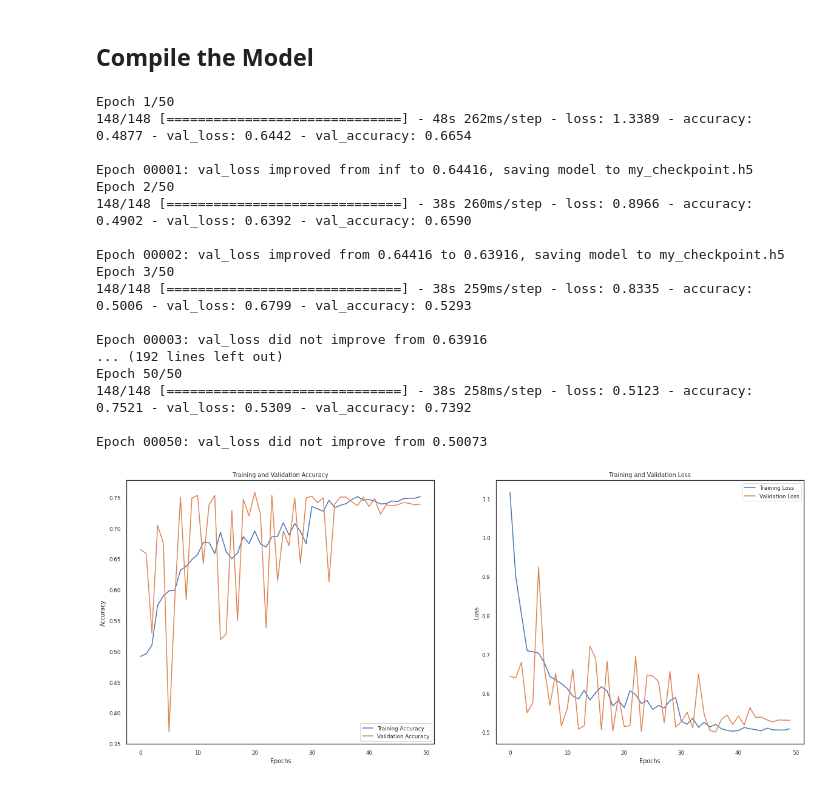
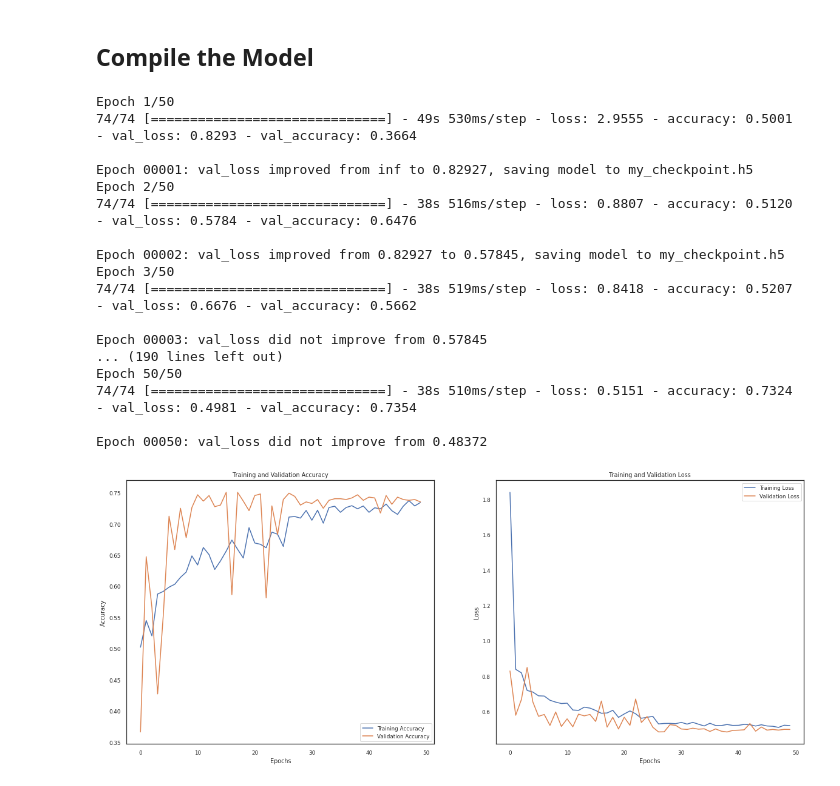
Before and after one commit to byunsy/brain-mri-segmentation, a Jupyter notebook: Brain_MRI_Segmentation.ipynb, the cells around one changed output. Drawn from its saved outputs; the diff is of its cells as text; code cells hidden in the pictures.

Commit message:
Initial attempt at training the model

```diff
--- a/Brain_MRI_Segmentation.ipynb
+++ b/Brain_MRI_Segmentation.ipynb
@@ -355,7 +355,7 @@ Data columns (total 3 columns):
 dtypes: object(2), string(1)
 memory usage: 92.2+ KB
 # %%
-BATCH_SIZE = 16
+BATCH_SIZE = 32
 IMG_SHAPE = 256
 # %%
 class_weight = {0: weight_absent, 1: weight_present}
@@ -386,7 +386,7 @@ train, val = train_test_split(train, test_size=0.25, random_state=1)
 # TRAIN
 image_gen_train = ImageDataGenerator(rescale=1./255.,
                                      horizontal_flip=True,
-                                     zoom_range=0.20)
+                                     rotation_range=20)
 
 train_data_gen = image_gen_train.flow_from_dataframe(
     train,
@@ -475,12 +475,15 @@ Freeze the convolutional base
 base_model.trainable = False
 # %%
 head = base_model.output
-head = AveragePooling2D(pool_size=(4,4))(head)
+head = MaxPooling2D(pool_size=(4,4))(head)
 head = Flatten(name='Flatten')(head)
+
 head = Dense(256, activation='elu')(head)
 head = Dropout(0.3)(head)
+
 head = Dense(256, activation='elu')(head)
 head = Dropout(0.3)(head)
+
 head = Dense(2, activation='softmax')(head)
 
 model = Model(base_model.input, head)
@@ -543,7 +546,8 @@ ________________________________________________________________________________
 ## Compile the Model
 # %%
 # Create optimizer
-opt = tf.keras.optimizers.Adam(learning_rate=0.001)
+# opt = tf.keras.optimizers.Adam(learning_rate=0.0001)
+opt = 'adam'
 lss = 'categorical_crossentropy'
 
 # Compile the model
@@ -579,53 +583,57 @@ history = model.fit(train_data_gen,
                     callbacks=[checkpoint, earlystopping, reduce_lr])
 # %% [output]
 Epoch 1/50
-148/148 [==============================] - 48s 262ms/step - loss: 1.3389 - accuracy: 0.4877 - val_loss: 0.6442 - val_accuracy: 0.6654
+74/74 [==============================] - 49s 530ms/step - loss: 2.9555 - accuracy: 0.5001 - val_loss: 0.8293 - val_accuracy: 0.3664
 
-Epoch 00001: val_loss improved from inf to 0.64416, saving model to my_checkpoint.h5
+Epoch 00001: val_loss improved from inf to 0.82927, saving model to my_checkpoint.h5
 Epoch 2/50
-148/148 [==============================] - 38s 260ms/step - loss: 0.8966 - accuracy: 0.4902 - val_loss: 0.6392 - val_accuracy: 0.6590
+74/74 [==============================] - 38s 516ms/step - loss: 0.8807 - accuracy: 0.5120 - val_loss: 0.5784 - val_accuracy: 0.6476
 
-Epoch 00002: val_loss improved from 0.64416 to 0.63916, saving model to my_checkpoint.h5
+Epoch 00002: val_loss improved from 0.82927 to 0.57845, saving model to my_checkpoint.h5
 Epoch 3/50
-148/148 [==============================] - 38s 259ms/step - loss: 0.8335 - accuracy: 0.5006 - val_loss: 0.6799 - val_accuracy: 0.5293
+74/74 [==============================] - 38s 519ms/step - loss: 0.8418 - accuracy: 0.5207 - val_loss: 0.6676 - val_accuracy: 0.5662
 
-Epoch 00003: val_loss did not improve from 0.63916
-... (192 lines left out)
+Epoch 00003: val_loss did not improve from 0.57845
+... (190 lines left out)
 Epoch 50/50
-148/148 [==============================] - 38s 258ms/step - loss: 0.5123 - accuracy: 0.7521 - val_loss: 0.5309 - val_accuracy: 0.7392
+74/74 [==============================] - 38s 510ms/step - loss: 0.5151 - accuracy: 0.7324 - val_loss: 0.4981 - val_accuracy: 0.7354
 
-Epoch 00050: val_loss did not improve from 0.50073
+Epoch 00050: val_loss did not improve from 0.48372
 # %%
 # Accuracy
 acc = history.history['accuracy']
 val_acc = history.history['val_accuracy']
 
 # Loss
 loss = history.history['loss']
 val_loss = history.history['val_loss']
 
 # x-axis
-epochs_range = range(50)
+# epochs_range = range(27)
 
 # First figure: Model Accuracy
 plt.figure(figsize=(20, 8))
 plt.subplot(1, 2, 1)
-plt.plot(epochs_range, acc, label='Training Accuracy')
-plt.plot(epochs_range, val_acc, label='Validation Accuracy')
+# plt.plot(epochs_range, acc, label='Training Accuracy')
+# plt.plot(epochs_range, val_acc, label='Validation Accuracy')
+plt.plot(acc, label='Training Accuracy')
+plt.plot(val_acc, label='Validation Accuracy')
 plt.legend(loc='lower right')
 plt.title('Training and Validation Accuracy')
 plt.xlabel('Epochs')
 plt.ylabel('Accuracy')
 
 # Second figure: Model Loss
 plt.subplot(1, 2, 2)
-plt.plot(epochs_range, loss, label='Training Loss')
-plt.plot(epochs_range, val_loss, label='Validation Loss')
+# plt.plot(epochs_range, loss, label='Training Loss')
+# plt.plot(epochs_range, val_loss, label='Validation Loss')
+plt.plot(loss, label='Training Loss')
+plt.plot(val_loss, label='Validation Loss')
 plt.legend(loc='upper right')
 plt.title('Training and Validation Loss')
 plt.xlabel('Epochs')
 plt.ylabel('Loss')
 
 plt.show()
 # %% [output]
-[figure, old version]
+[figure, new version]
```
Also changed, not shown: parts of 11 cells of this notebook.
